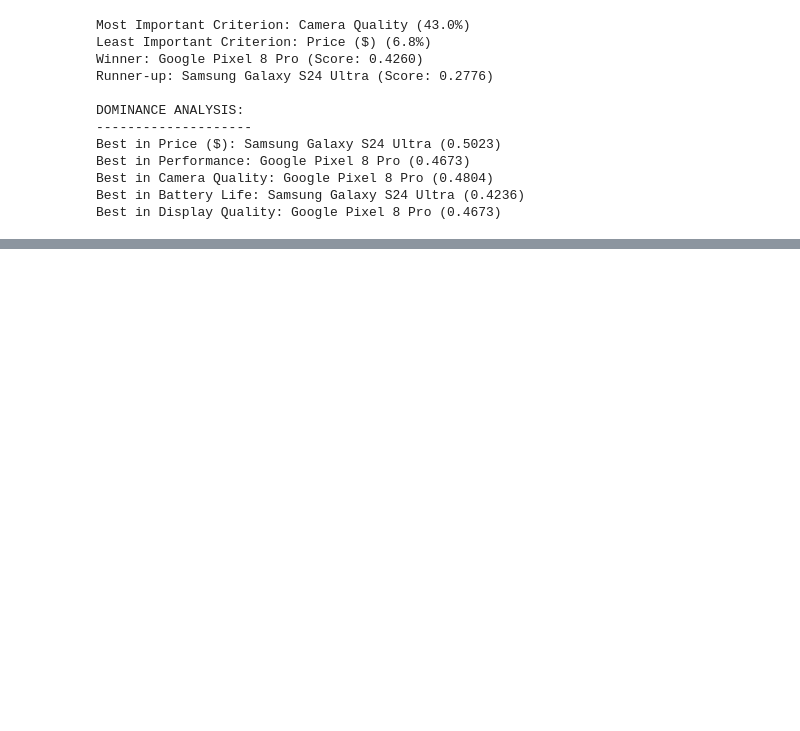
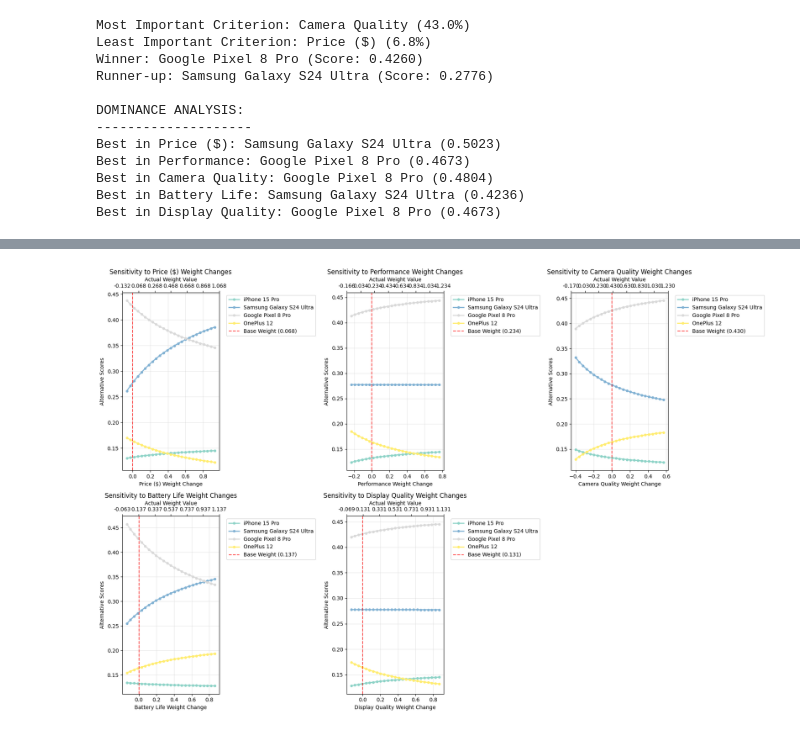
Before and after one commit to HecBanda/mcdm, a Jupyter notebook: notebooks/ntbk6 - Analytical_Hierarchy_Process.ipynb, the cells around one changed output, grey strips where cells are left out. Saved outputs shown, nothing was run; the diff lists cells and outputs as text; code cells hidden in the pictures; blank space fills up the shorter version.

```diff
--- a/notebooks/ntbk6 - Analytical_Hierarchy_Process.ipynb
+++ b/notebooks/ntbk6 - Analytical_Hierarchy_Process.ipynb
@@ -1311,0 +1609,57 @@ Best in Display Quality: Google Pixel 8 Pro (0.4673)
+# %%
+# Visualize sensitivity analysis results
+def plot_criteria_sensitivity(sensitivity_results, criteria, alternatives, base_weights):
+    """Plot sensitivity analysis results for all criteria"""
+
+    n_criteria = len(criteria)
+    fig, axes = plt.subplots(2, 3, figsize=(18, 12))
+    axes = axes.flatten()
+
+    colors = plt.cm.Set3(np.linspace(0, 1, len(alternatives)))
+
+    for idx, (criterion, results) in enumerate(sensitivity_results.items()):
+        ax = axes[idx]
+
+        # Extract data for plotting
+        weight_changes = [r['weight_change'] for r in results]
+        new_weights = [r['new_weight'] for r in results]
+
+        # Plot score lines for each alternative
+        for alt_idx, alternative in enumerate(alternatives):
+            scores = [r['scores'][alt_idx] for r in results]
+            ax.plot(weight_changes, scores, 'o-',
+                   color=colors[alt_idx], label=alternative,
+                   linewidth=2, markersize=4)
+
+        # Mark the base weight position
+        base_weight = base_weights[idx]
+        ax.axvline(x=0, color='red', linestyle='--', alpha=0.7,
+                  label=f'Base Weight ({base_weight:.3f})')
+
+        # Formatting
+        ax.set_xlabel(f'{criterion} Weight Change')
+        ax.set_ylabel('Alternative Scores')
+        ax.set_title(f'Sensitivity to {criterion} Weight Changes')
+        ax.legend(bbox_to_anchor=(1.05, 1), loc='upper left')
+        ax.grid(True, alpha=0.3)
+
+        # Add second x-axis showing actual weights
+        ax2 = ax.twiny()
+        ax2.set_xlim(ax.get_xlim())
+        weight_ticks = ax.get_xticks()
+        actual_weights = [base_weight + change for change in weight_ticks]
+        ax2.set_xticks(weight_ticks)
+        ax2.set_xticklabels([f'{w:.3f}' for w in actual_weights])
+        ax2.set_xlabel('Actual Weight Value')
+
+    # Remove empty subplot
+    if len(criteria) < len(axes):
+        fig.delaxes(axes[-1])
+
+    plt.tight_layout()
+    plt.show()
+
+# Create the sensitivity plots
+plot_criteria_sensitivity(sensitivity_results, criteria, alternatives, criteria_weights)
+# %% [output]
+[figure, added]
```
Also changed, not shown: parts of 13 cells of this notebook, 3 other files.
